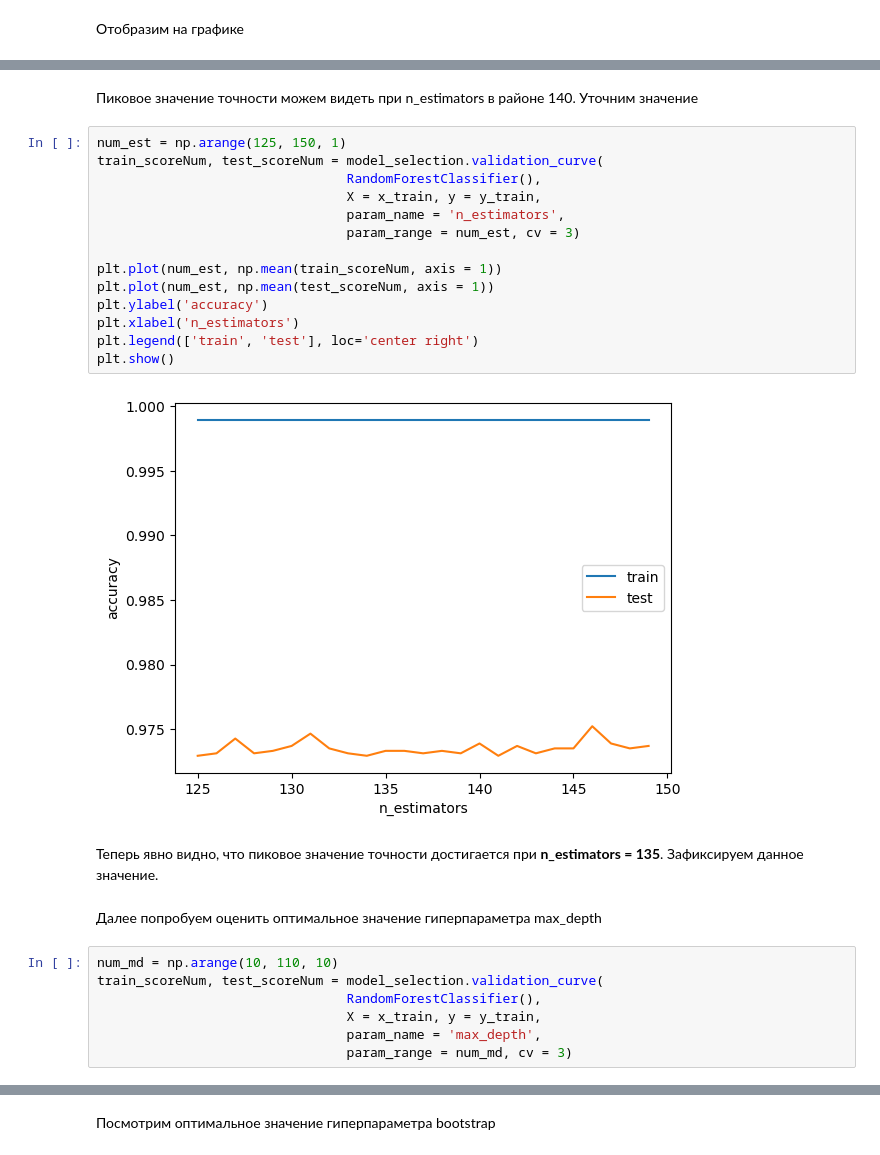
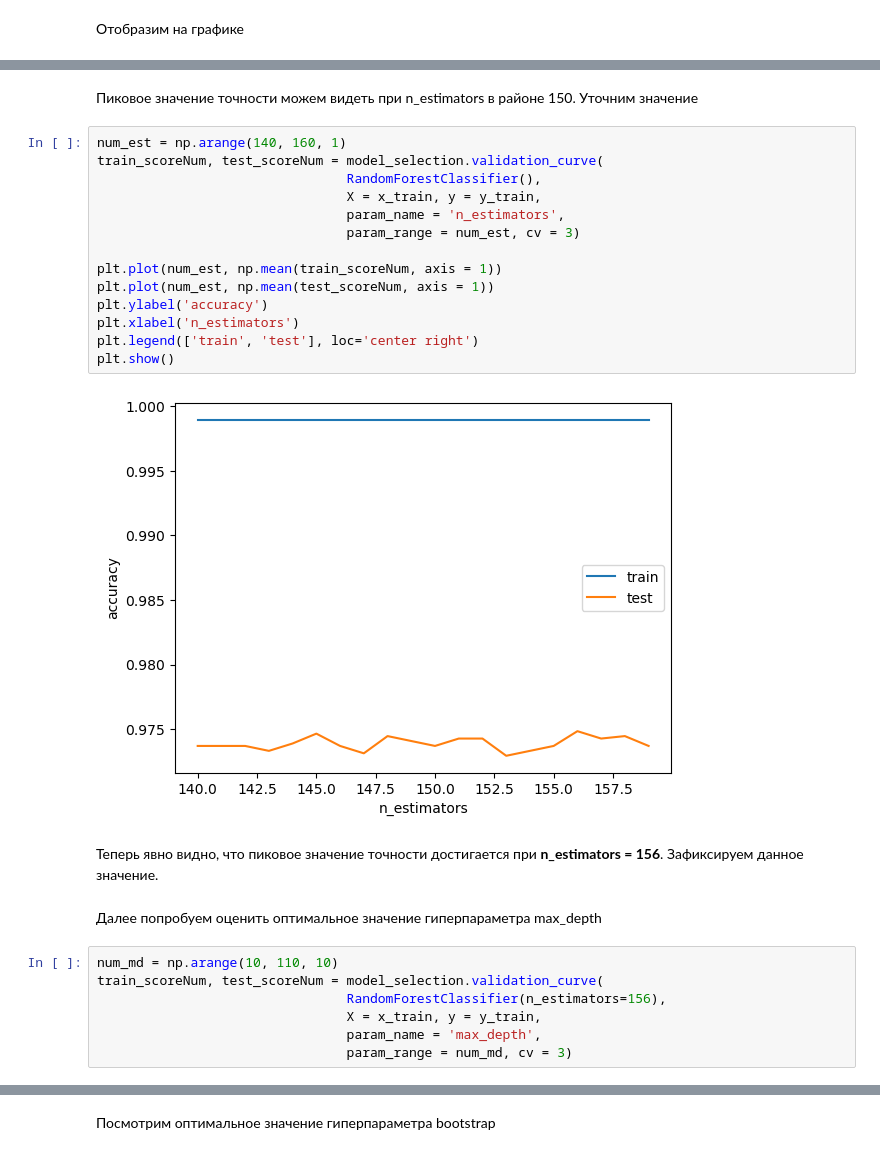
Before and after one commit to Crause/Phishing-Mail-Detection-Using-Neural-Networks, a Jupyter notebook: Phishing-Mail-Detection-Using-Neural-Networks.ipynb, the cells around one changed output, grey strips where cells are left out. Cells and saved outputs as stored; diff of their text form.

```diff
--- a/Phishing-Mail-Detection-Using-Neural-Networks.ipynb
+++ b/Phishing-Mail-Detection-Using-Neural-Networks.ipynb
@@ -920,29 +926,29 @@ plt.show()
 # %% [markdown]
-Пиковое значение точности можем видеть при n_estimators в районе 140. Уточним значение
+Пиковое значение точности можем видеть при n_estimators в районе 150. Уточним значение
 # %%
-num_est = np.arange(125, 150, 1)
+num_est = np.arange(140, 160, 1)
 train_scoreNum, test_scoreNum = model_selection.validation_curve(
                                 RandomForestClassifier(),
                                 X = x_train, y = y_train,
                                 param_name = 'n_estimators',
                                 param_range = num_est, cv = 3)
 
 plt.plot(num_est, np.mean(train_scoreNum, axis = 1))
 plt.plot(num_est, np.mean(test_scoreNum, axis = 1))
 plt.ylabel('accuracy')
 plt.xlabel('n_estimators')
 plt.legend(['train', 'test'], loc='center right')
 plt.show()
 # %% [output]
-[figure, old version]
+[figure, new version]
 # %% [markdown]
-Теперь явно видно, что пиковое значение точности достигается при **n_estimators = 135**. Зафиксируем данное значение.
+Теперь явно видно, что пиковое значение точности достигается при **n_estimators = 156**. Зафиксируем данное значение.
 # %% [markdown]
 Далее попробуем оценить оптимальное значение гиперпараметра max_depth
 # %%
 num_md = np.arange(10, 110, 10)
 train_scoreNum, test_scoreNum = model_selection.validation_curve(
-                                RandomForestClassifier(),
+                                RandomForestClassifier(n_estimators=156),
                                 X = x_train, y = y_train,
                                 param_name = 'max_depth',
                                 param_range = num_md, cv = 3)
```
Also changed, not shown: parts of 24 cells of this notebook.
